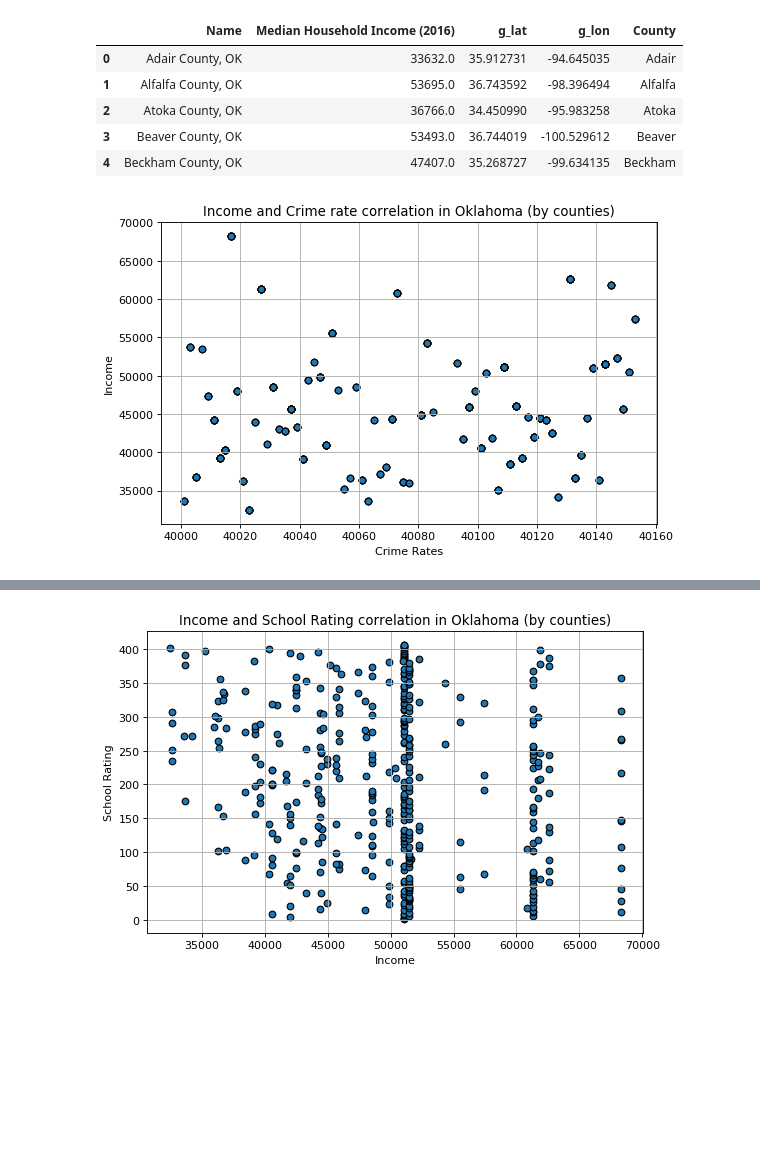
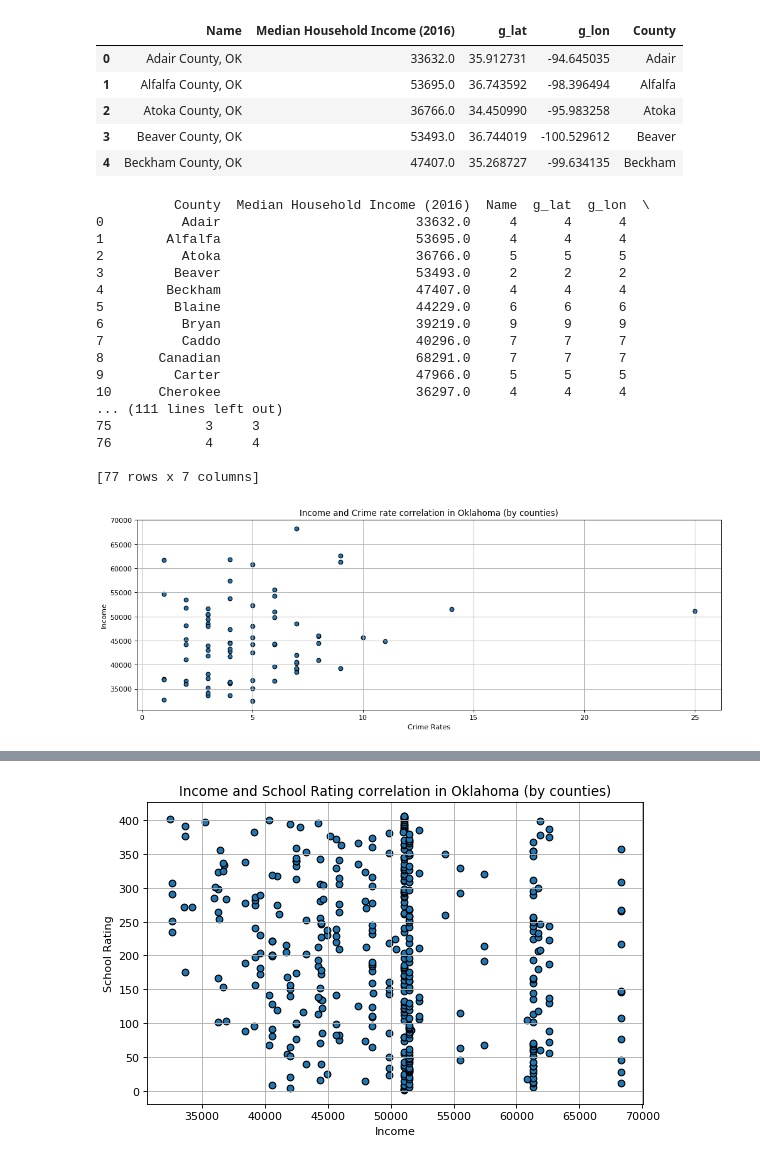
Before and after one commit to swati-rk-ucb/project-one, a Jupyter notebook: project-one-cp.ipynb, the cells around one changed output, grey strips where cells are left out. Drawn from its saved outputs; the diff is of its cells as text; code cells hidden in the pictures; blank space fills up the shorter version.

```diff
--- a/project-one-cp.ipynb
+++ b/project-one-cp.ipynb
@@ -292,24 +292,44 @@ house_income.head()
 # %%
 inc_crime = pd.merge(house_income, crime_data_processed, how ="left", on="County")
 
-grouped_inc= inc_crime.groupby(['County'])
-#print(grouped_inc.count())
+grouped_inc= inc_crime.groupby(['County', 'Median Household Income (2016)'])
+print(grouped_inc.count().reset_index())
+# %% [output]
+          County  Median Household Income (2016)  Name  g_lat  g_lon  \
+0          Adair                         33632.0     4      4      4
+1        Alfalfa                         53695.0     4      4      4
+2          Atoka                         36766.0     5      5      5
+3         Beaver                         53493.0     2      2      2
+4        Beckham                         47407.0     4      4      4
+5         Blaine                         44229.0     6      6      6
+6          Bryan                         39219.0     9      9      9
+7          Caddo                         40296.0     7      7      7
+8       Canadian                         68291.0     7      7      7
+9         Carter                         47966.0     5      5      5
+10      Cherokee                         36297.0     4      4      4
+... (111 lines left out)
+75            3     3
+76            4     4
+
+[77 rows x 7 columns]
 # %%
 #Income VS Crime
-plt.figure(num=None, figsize=(8,5), dpi=80)
-plt.scatter(inc_crime["FIPS"],inc_crime["Median Household Income (2016)"],marker="o",edgecolors="black")
+#print(inc_crime.head())
+inc_crime_2 = grouped_inc.count().reset_index()
+plt.figure(num=None, figsize=(15,5), dpi=80)
+plt.scatter(inc_crime_2["Name"],inc_crime_2["Median Household Income (2016)"],marker="o",edgecolors="black")
 plt.title("Income and Crime rate correlation in Oklahoma (by counties)")
 plt.ylabel("Income")
 #plt.ylim(-100, 150)
 plt.xlabel("Crime Rates")
 #plt.xlim(-80, 100)
 
 plt.grid(True)
 plt.savefig("IncomeVsCrimeRate.png")
 #final_table["house income"]
 plt.show()
 # %% [output]
-[figure, old version]
+[figure, new version]
 # %%
 inc_edu = pd.merge(house_income, school_df, how ="left", on="County")
 
```
Also changed, not shown: parts of 1 cell of this notebook, 2 other files.
